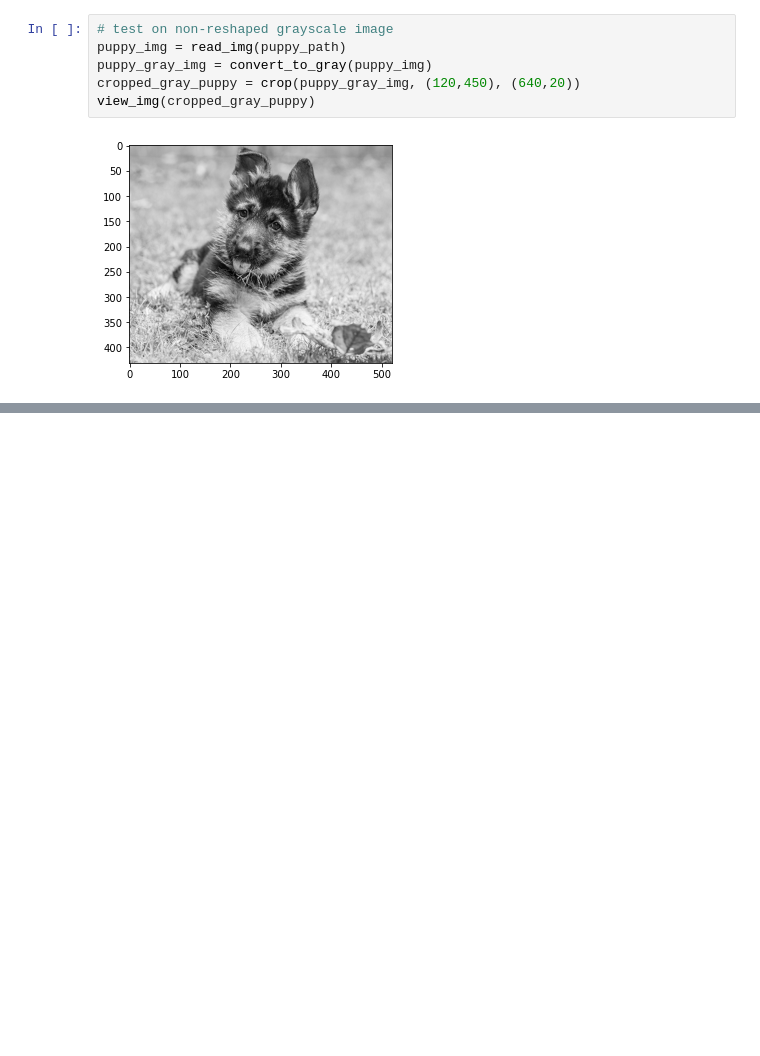
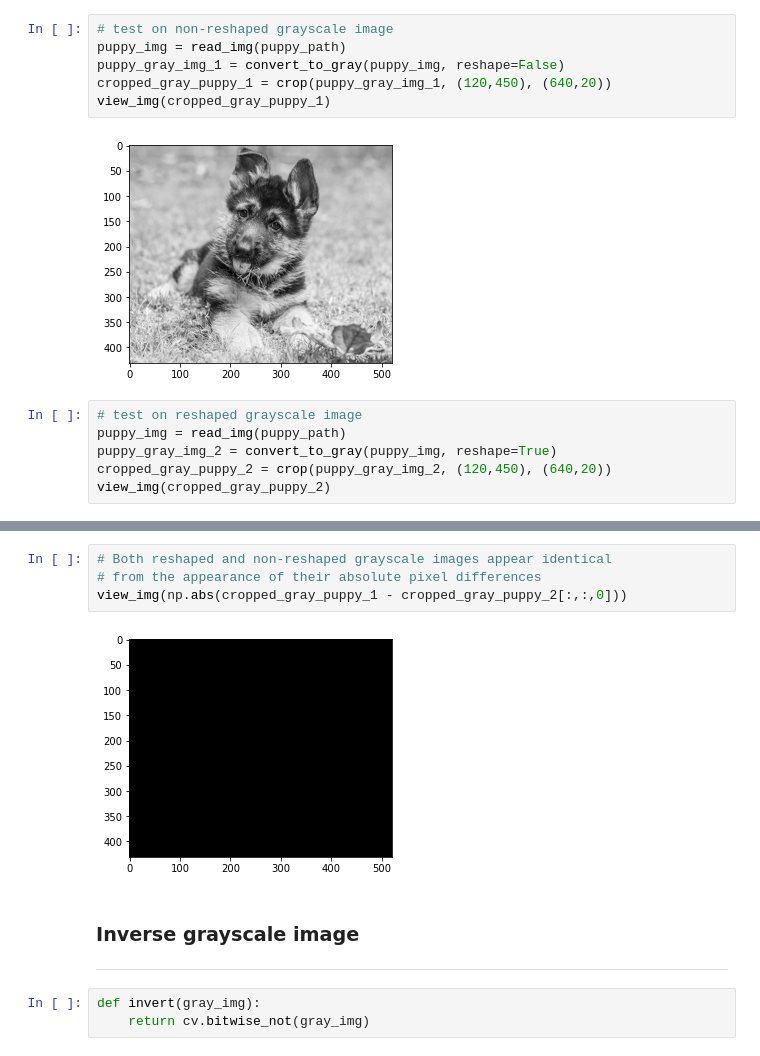
Before and after one commit to KC1988Learning/hsa_ocr, a Jupyter notebook: util/cvutil_documentation.ipynb, the cells around one changed output, grey strips where cells are left out. Cells and saved outputs as stored; diff of their text form; blank space fills up the shorter version.

```diff
--- a/util/cvutil_documentation.ipynb
+++ b/util/cvutil_documentation.ipynb
@@ -242,8 +299,14 @@ view_img(cropped_puppy)
 # %%
 # test on non-reshaped grayscale image
 puppy_img = read_img(puppy_path)
-puppy_gray_img = convert_to_gray(puppy_img)
-cropped_gray_puppy = crop(puppy_gray_img, (120,450), (640,20))
-view_img(cropped_gray_puppy)
+puppy_gray_img_1 = convert_to_gray(puppy_img, reshape=False)
+cropped_gray_puppy_1 = crop(puppy_gray_img_1, (120,450), (640,20))
+view_img(cropped_gray_puppy_1)
 # %% [output]
 [figure]
+# %%
+# test on reshaped grayscale image
+puppy_img = read_img(puppy_path)
+puppy_gray_img_2 = convert_to_gray(puppy_img, reshape=True)
+cropped_gray_puppy_2 = crop(puppy_gray_img_2, (120,450), (640,20))
+view_img(cropped_gray_puppy_2)
@@ -249,0 +315,12 @@ view_img(cropped_gray_puppy)
+# %%
+# Both reshaped and non-reshaped grayscale images appear identical
+# from the appearance of their absolute pixel differences
+view_img(np.abs(cropped_gray_puppy_1 - cropped_gray_puppy_2[:,:,0]))
+# %% [output]
+[figure, added]
+# %% [markdown]
+### Inverse grayscale image
+___
+# %%
+def invert(gray_img):
+    return cv.bitwise_not(gray_img)
```
Also changed, not shown: parts of 30 cells of this notebook, 13 other files.
